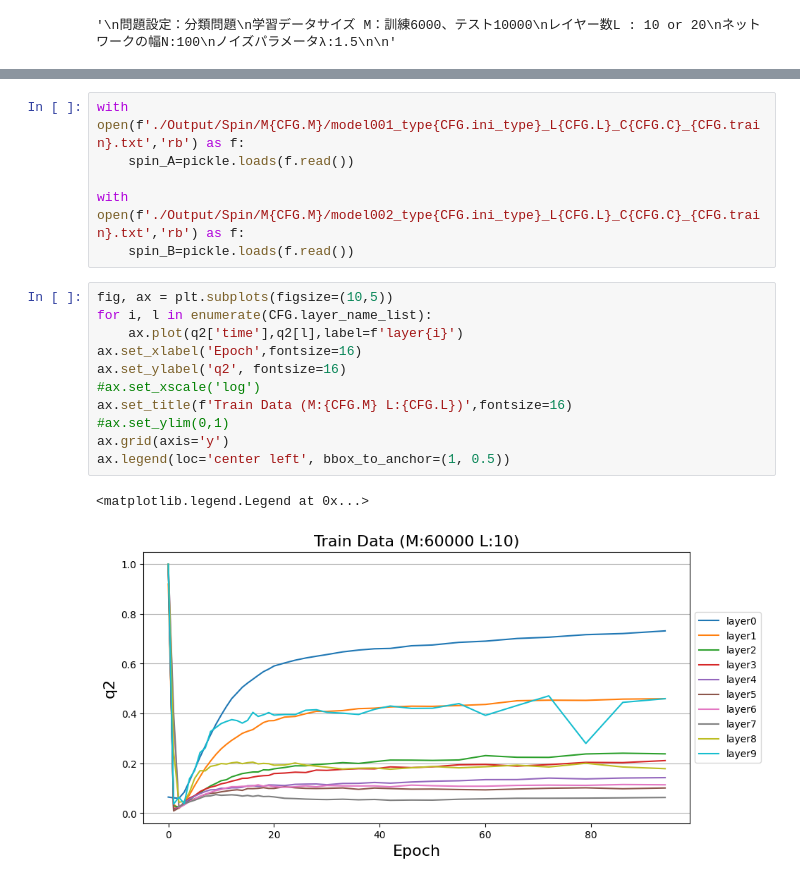
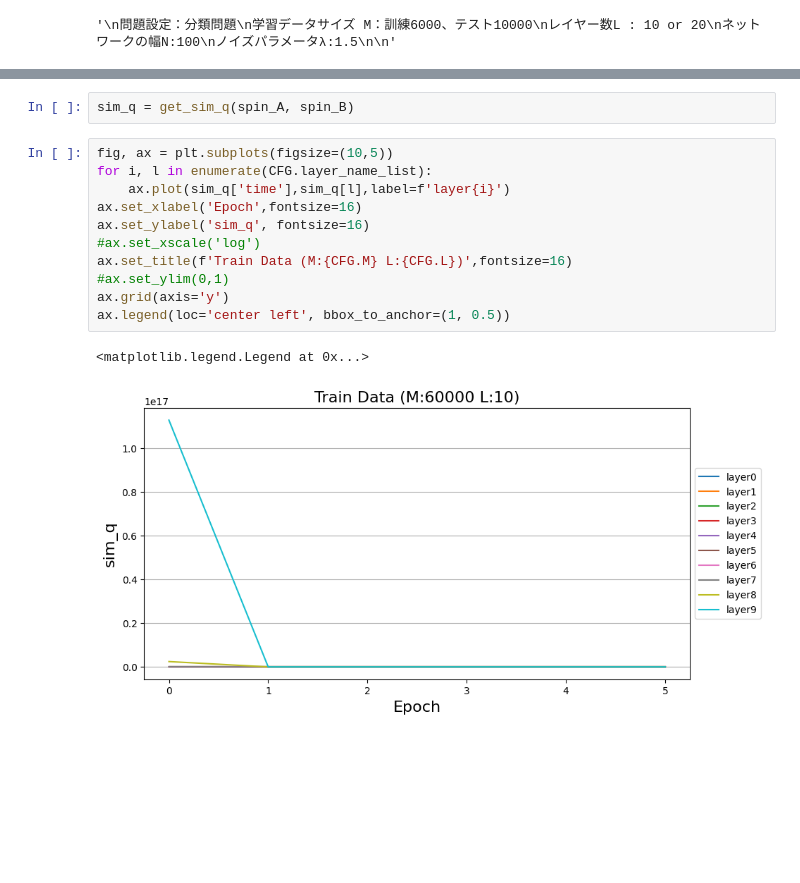
Before and after one commit to yusukeorito/Master_research, a Jupyter notebook: exp011/notebooks/Exp011_Train_model_001.ipynb, the cells around one changed output, grey strips where cells are left out. Drawn from its saved outputs; the diff is of its cells as text; blank space fills up the shorter version.

```diff
--- a/exp011/notebooks/Exp011_Train_model_001.ipynb
+++ b/exp011/notebooks/Exp011_Train_model_001.ipynb
@@ -514,20 +476,16 @@ Epoch 297/3000
-# %%
-with open(f'./Output/Spin/M{CFG.M}/model001_type{CFG.ini_type}_L{CFG.L}_C{CFG.C}_{CFG.train}.txt','rb') as f:
-    spin_A=pickle.loads(f.read())
-
-with open(f'./Output/Spin/M{CFG.M}/model002_type{CFG.ini_type}_L{CFG.L}_C{CFG.C}_{CFG.train}.txt','rb') as f:
-    spin_B=pickle.loads(f.read())
+# %%
+sim_q = get_sim_q(spin_A, spin_B)
 # %%
 fig, ax = plt.subplots(figsize=(10,5))
 for i, l in enumerate(CFG.layer_name_list):
-    ax.plot(q2['time'],q2[l],label=f'layer{i}')
+    ax.plot(sim_q['time'],sim_q[l],label=f'layer{i}')
 ax.set_xlabel('Epoch',fontsize=16)
-ax.set_ylabel('q2', fontsize=16)
+ax.set_ylabel('sim_q', fontsize=16)
 #ax.set_xscale('log')
 ax.set_title(f'Train Data (M:{CFG.M} L:{CFG.L})',fontsize=16)
 #ax.set_ylim(0,1)
 ax.grid(axis='y')
 ax.legend(loc='center left', bbox_to_anchor=(1, 0.5))
 # %% [output]
 <matplotlib.legend.Legend at 0x...>
-[figure, old version]
+[figure, new version]
```
Also changed, not shown: parts of 4 cells of this notebook.
